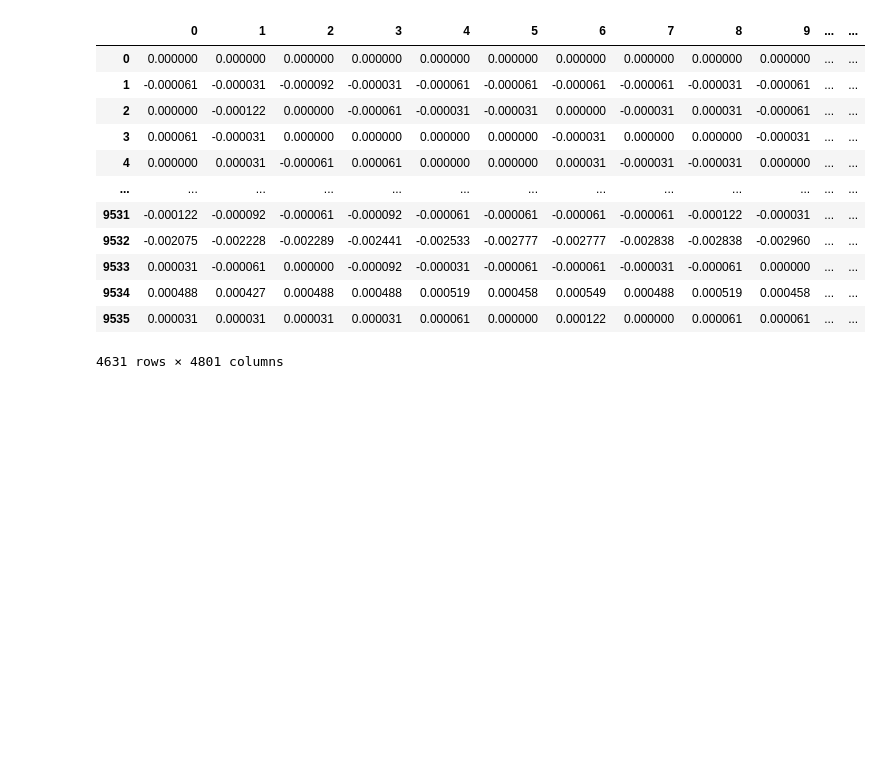
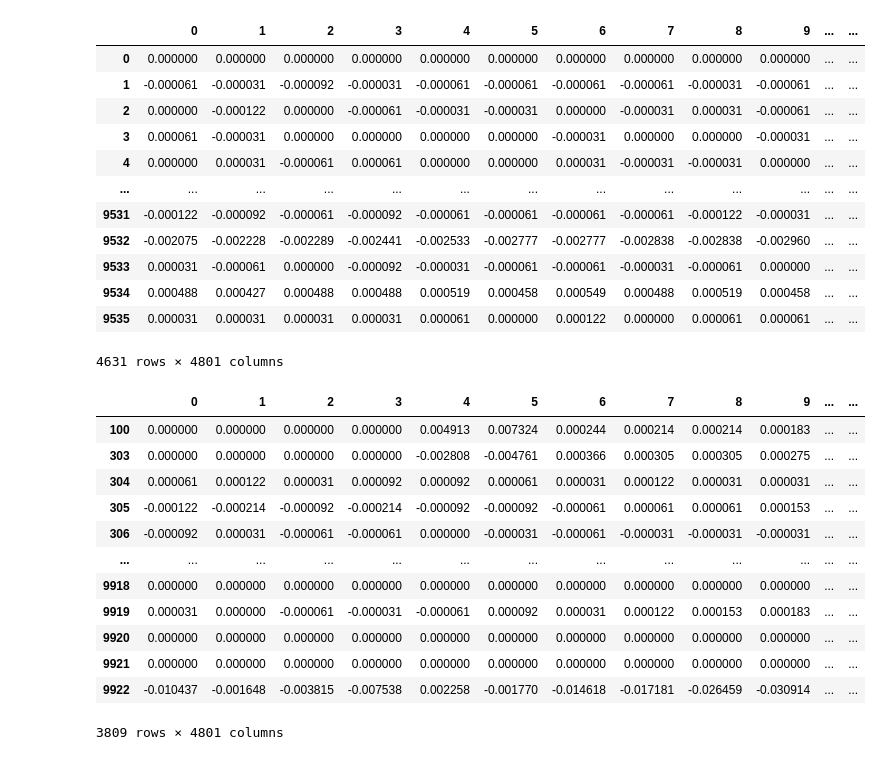
Before and after one commit to kanwarSINGH03/acoustic_signal_classification, a Jupyter notebook: analysis/phase2_analysis.ipynb, the cells around one changed output. Saved outputs shown, nothing was run; the diff lists cells and outputs as text; code cells hidden in the pictures; blank space fills up the shorter version.

Commit message:
tight waves

```diff
--- a/analysis/phase2_analysis.ipynb
+++ b/analysis/phase2_analysis.ipynb
@@ -207,3 +207,35 @@ with PdfPages('../assets/drummy_waves.pdf') as pdf:
 | 9534 | 0.000488 | 0.000427 | 0.000488 | 0.000488 | 0.000519 | 0.000458 | 0.000549 | 0.000488 | 0.000519 | 0.000458 | ... | ... |
 | 9535 | 0.000031 | 0.000031 | 0.000031 | 0.000031 | 0.000061 | 0.000000 | 0.000122 | 0.000000 | 0.000061 | 0.000061 | ... | ... |
 4631 rows × 4801 columns
+# %%
+tight_df = df[df["y"] == 1]
+display(tight_df)
+from matplotlib.backends.backend_pdf import PdfPages
+
+with PdfPages('../assets/tight_waves.pdf') as pdf:
+
+    for index, row in tight_df.iterrows():
+        # Create a new figure for each plot
+        plt.figure()
+        librosa.display.waveshow(row[:-1].values, sr=sample_rate_phase1)
+        plt.title('Waveform {} for label: {}'.format(row.name, row.values[-1]))
+        plt.xlabel('Time')
+        plt.ylabel('Amplitude')
+        # Save the current figure to the PDF
+        pdf.savefig()
+        # Close current figure to release memory
+        plt.close()
+# %% [output]
+|  | 0 | 1 | 2 | 3 | 4 | 5 | 6 | 7 | 8 | 9 | ... | ... |
+| 100 | 0.000000 | 0.000000 | 0.000000 | 0.000000 | 0.004913 | 0.007324 | 0.000244 | 0.000214 | 0.000214 | 0.000183 | ... | ... |
+| 303 | 0.000000 | 0.000000 | 0.000000 | 0.000000 | -0.002808 | -0.004761 | 0.000366 | 0.000305 | 0.000305 | 0.000275 | ... | ... |
+| 304 | 0.000061 | 0.000122 | 0.000031 | 0.000092 | 0.000092 | 0.000061 | 0.000031 | 0.000122 | 0.000031 | 0.000031 | ... | ... |
+| 305 | -0.000122 | -0.000214 | -0.000092 | -0.000214 | -0.000092 | -0.000092 | -0.000061 | 0.000061 | 0.000061 | 0.000153 | ... | ... |
+| 306 | -0.000092 | 0.000031 | -0.000061 | -0.000061 | 0.000000 | -0.000031 | -0.000061 | -0.000031 | -0.000031 | -0.000031 | ... | ... |
+| ... | ... | ... | ... | ... | ... | ... | ... | ... | ... | ... | ... | ... |
+| 9918 | 0.000000 | 0.000000 | 0.000000 | 0.000000 | 0.000000 | 0.000000 | 0.000000 | 0.000000 | 0.000000 | 0.000000 | ... | ... |
+| 9919 | 0.000031 | 0.000000 | -0.000061 | -0.000031 | -0.000061 | 0.000092 | 0.000031 | 0.000122 | 0.000153 | 0.000183 | ... | ... |
+| 9920 | 0.000000 | 0.000000 | 0.000000 | 0.000000 | 0.000000 | 0.000000 | 0.000000 | 0.000000 | 0.000000 | 0.000000 | ... | ... |
+| 9921 | 0.000000 | 0.000000 | 0.000000 | 0.000000 | 0.000000 | 0.000000 | 0.000000 | 0.000000 | 0.000000 | 0.000000 | ... | ... |
+| 9922 | -0.010437 | -0.001648 | -0.003815 | -0.007538 | 0.002258 | -0.001770 | -0.014618 | -0.017181 | -0.026459 | -0.030914 | ... | ... |
+3809 rows × 4801 columns
```
Also changed, not shown: 1 other file.
